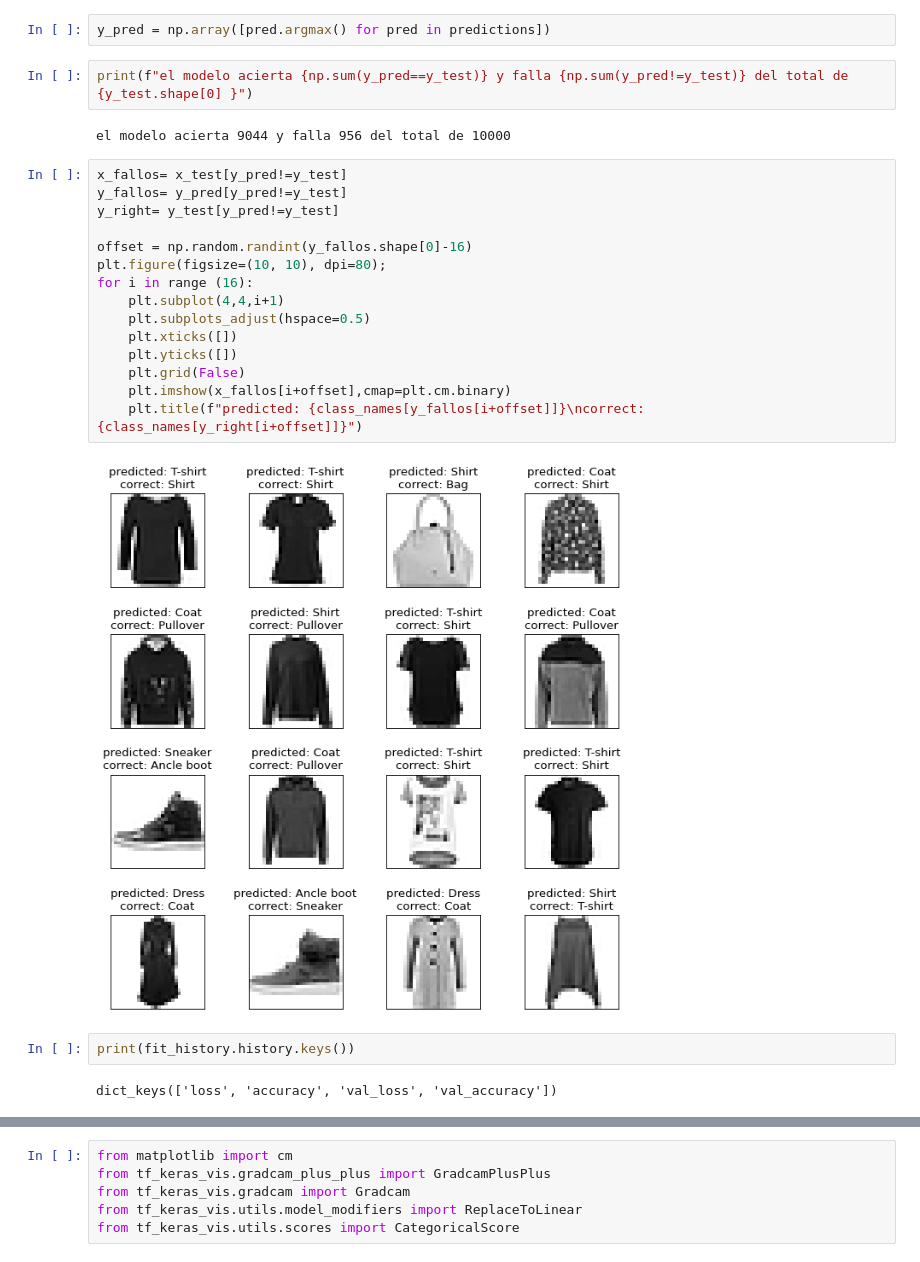
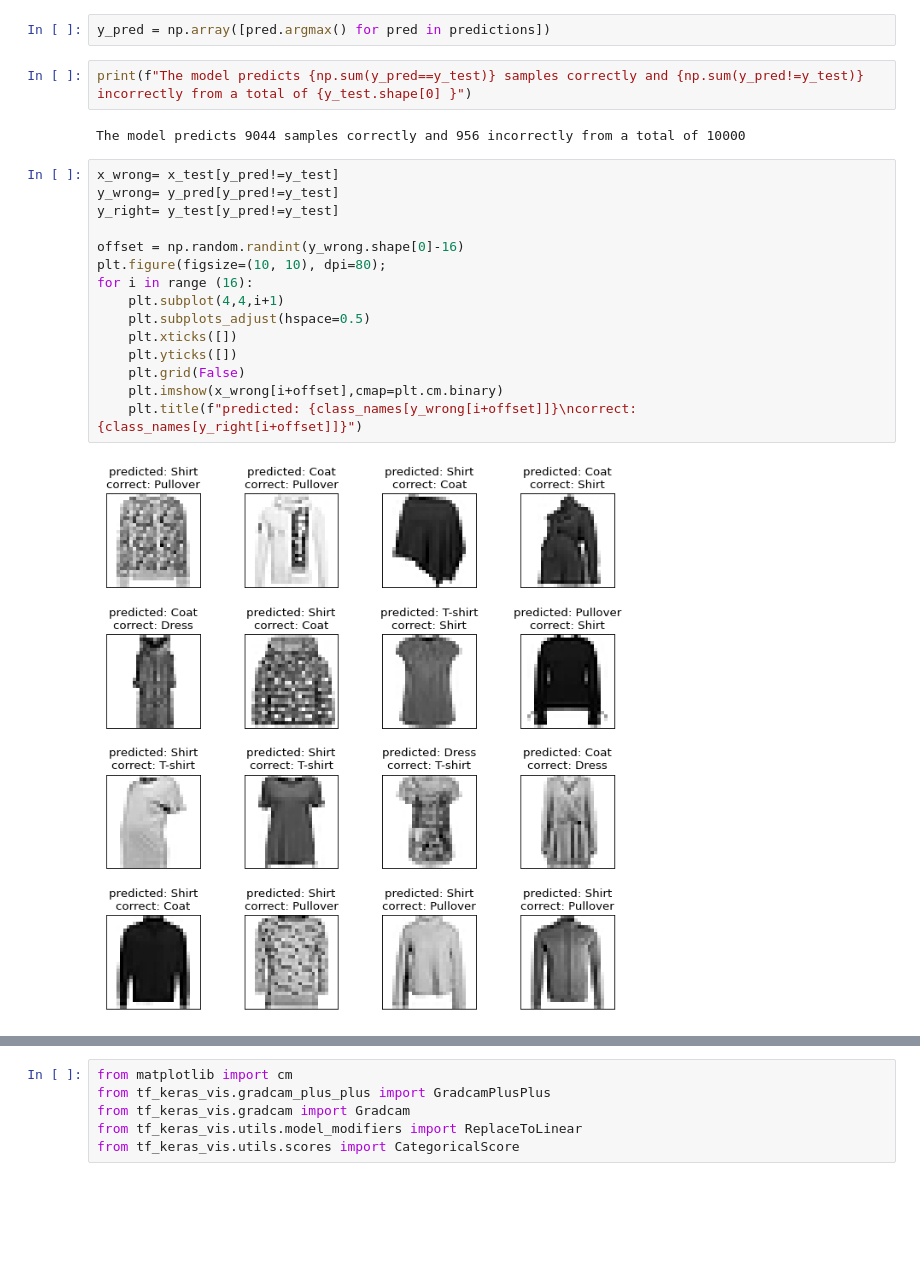
Before and after one commit to peinador/ML_projects, a Jupyter notebook: Fashion-MNIST/CNN_classifyer.ipynb, the cells around one changed output, grey strips where cells are left out. Cells and saved outputs as stored; diff of their text form; blank space fills up the shorter version.

```diff
--- a/Fashion-MNIST/CNN_classifyer.ipynb
+++ b/Fashion-MNIST/CNN_classifyer.ipynb
@@ -134,27 +122,23 @@ array([3.4973406e-11, 1.0000000e+00, 3.0613190e-17, 2.0955363e-14,
 # %%
 y_pred = np.array([pred.argmax() for pred in predictions])
 # %%
-print(f"el modelo acierta {np.sum(y_pred==y_test)} y falla {np.sum(y_pred!=y_test)} del total de {y_test.shape[0] }")
+print(f"The model predicts {np.sum(y_pred==y_test)} samples correctly and {np.sum(y_pred!=y_test)} incorrectly from a total of {y_test.shape[0] }")
 # %% [output]
-el modelo acierta 9044 y falla 956 del total de 10000
+The model predicts 9044 samples correctly and 956 incorrectly from a total of 10000
 # %%
-x_fallos= x_test[y_pred!=y_test]
-y_fallos= y_pred[y_pred!=y_test]
+x_wrong= x_test[y_pred!=y_test]
+y_wrong= y_pred[y_pred!=y_test]
 y_right= y_test[y_pred!=y_test]
 
-offset = np.random.randint(y_fallos.shape[0]-16)
+offset = np.random.randint(y_wrong.shape[0]-16)
 plt.figure(figsize=(10, 10), dpi=80);
 for i in range (16):
     plt.subplot(4,4,i+1)
     plt.subplots_adjust(hspace=0.5)
     plt.xticks([])
     plt.yticks([])
     plt.grid(False)
-    plt.imshow(x_fallos[i+offset],cmap=plt.cm.binary)
-    plt.title(f"predicted: {class_names[y_fallos[i+offset]]}\ncorrect: {class_names[y_right[i+offset]]}")
+    plt.imshow(x_wrong[i+offset],cmap=plt.cm.binary)
+    plt.title(f"predicted: {class_names[y_wrong[i+offset]]}\ncorrect: {class_names[y_right[i+offset]]}")
 # %% [output]
-[figure, old version]
+[figure, new version]
-# %%
-print(fit_history.history.keys())
-# %% [output]
-dict_keys(['loss', 'accuracy', 'val_loss', 'val_accuracy'])
```
Also changed, not shown: parts of 9 cells of this notebook, 9 other files.
